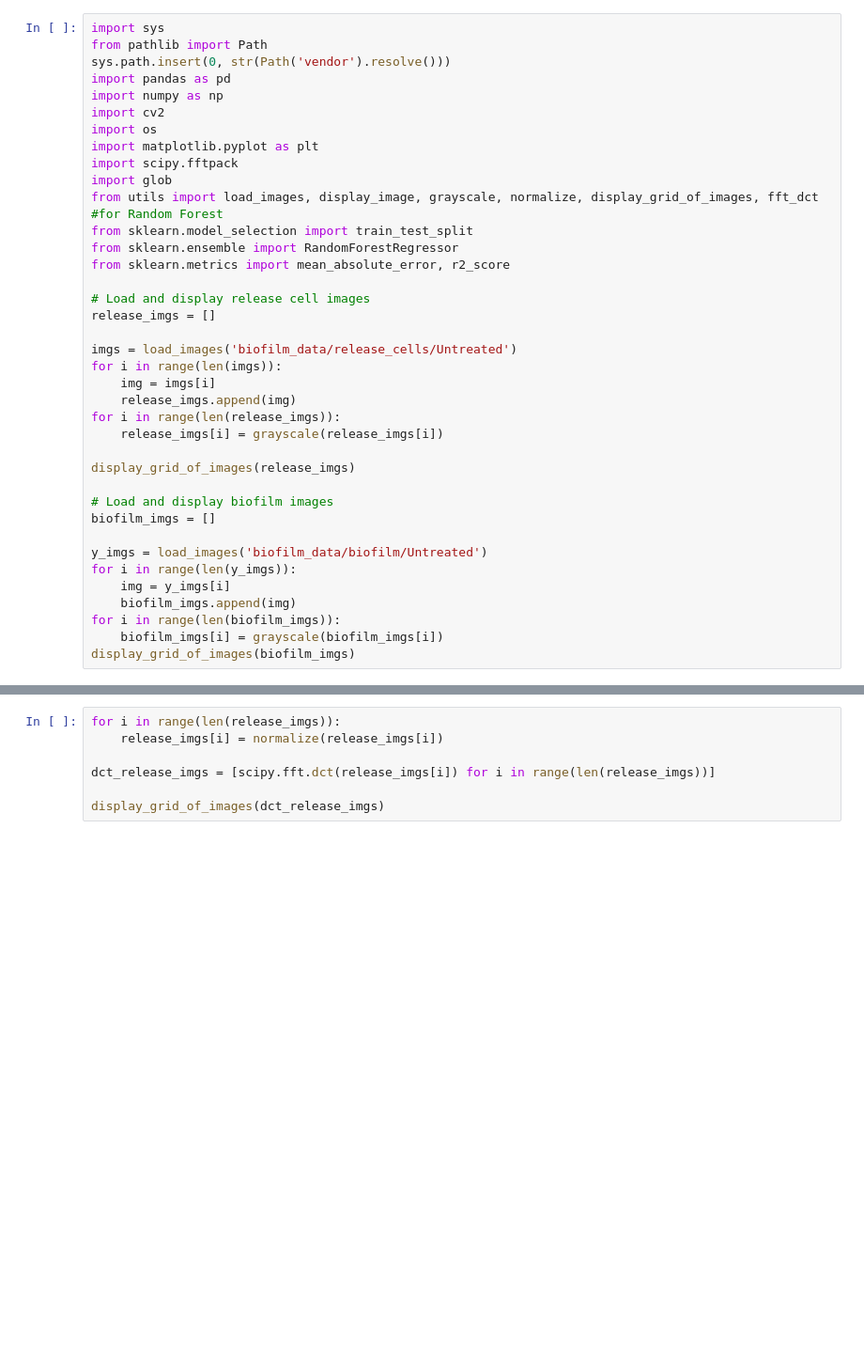
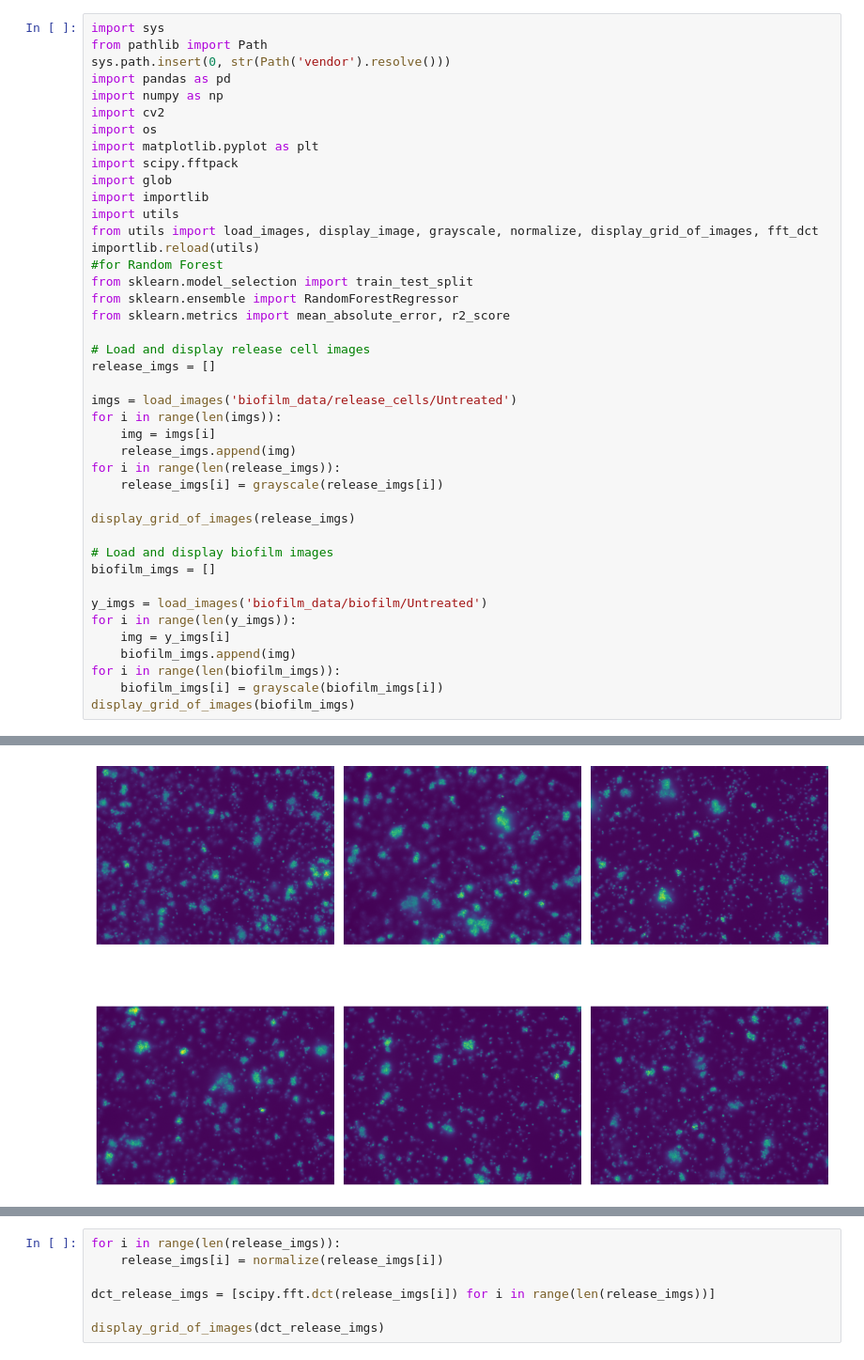
Before and after one commit to brianmorissette/biofilm-image-analysis, a Jupyter notebook: Fourier_and_Wavelet_transforming.ipynb, the cells around one changed output, grey strips where cells are left out. Shown at 94% size. Drawn from its saved outputs; the diff is of its cells as text; blank space fills up the shorter version.

```diff
--- a/Fourier_and_Wavelet_transforming.ipynb
+++ b/Fourier_and_Wavelet_transforming.ipynb
@@ -9,7 +9,10 @@ import os
 import matplotlib.pyplot as plt
 import scipy.fftpack
 import glob
+import importlib
+import utils
 from utils import load_images, display_image, grayscale, normalize, display_grid_of_images, fft_dct
+importlib.reload(utils)
 #for Random Forest
 from sklearn.model_selection import train_test_split
 from sklearn.ensemble import RandomForestRegressor
@@ -41,0 +44 @@ ImportError: cannot import name 'fft_dct' from 'utils' (c:\Users\Meher\biofilm-i
+[figure, added]
```
Also changed, not shown: parts of 2 cells of this notebook, 1 other file.
